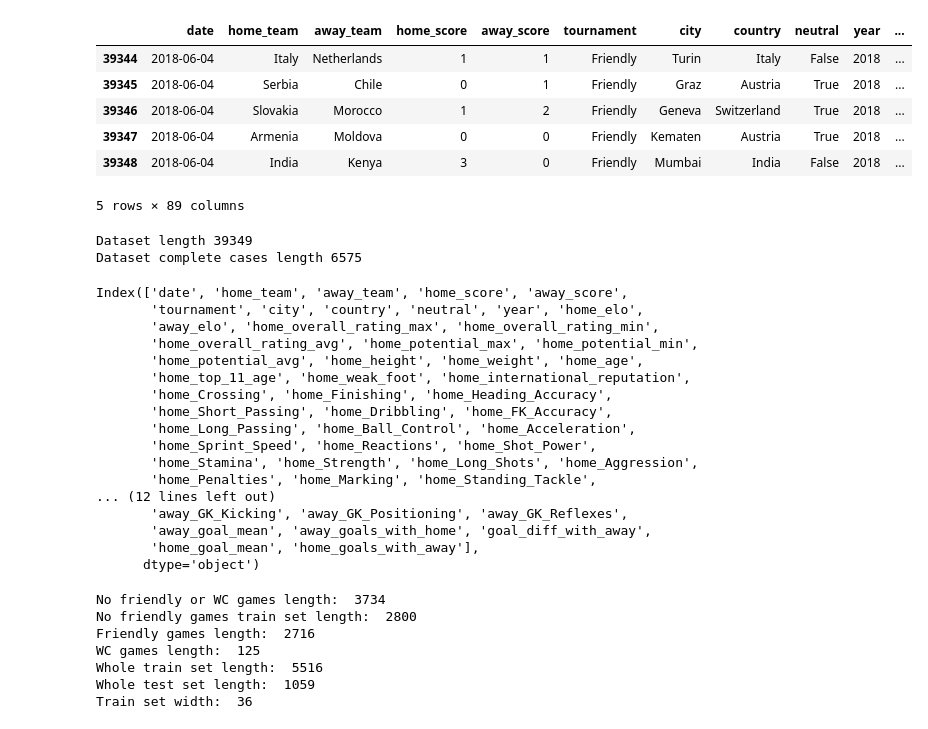
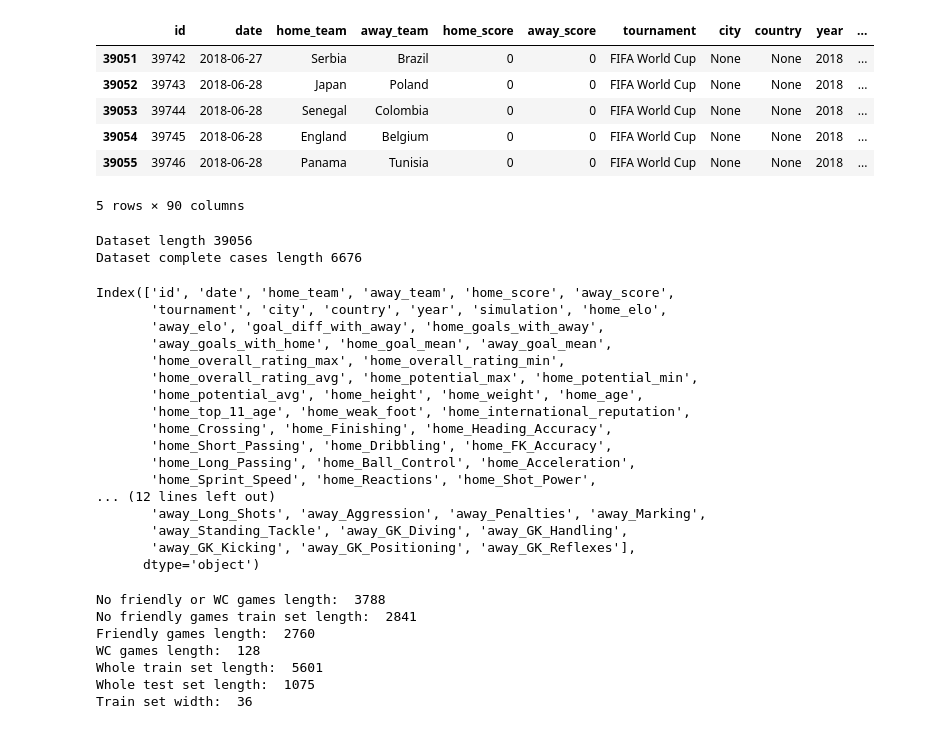
Before and after one commit to Villux/world_cup, a Jupyter notebook: world_cup_predictor.ipynb, the cells around one changed output. Drawn from its saved outputs; the diff is of its cells as text; code cells hidden in the pictures.

Commit message:
simulation

```diff
--- a/world_cup_predictor.ipynb
+++ b/world_cup_predictor.ipynb
@@ -21,27 +24,29 @@ from data_provider import get_data
 # %%
-dataset = get_data('data/original/results.csv')
+dataset = get_data()
 dataset.tail()
 # %% [output]
-|  | date | home_team | away_team | home_score | away_score | tournament | city | country | neutral | year | ... |
-| 39344 | 2018-06-04 | Italy | Netherlands | 1 | 1 | Friendly | Turin | Italy | False | 2018 | ... |
-| 39345 | 2018-06-04 | Serbia | Chile | 0 | 1 | Friendly | Graz | Austria | True | 2018 | ... |
-| 39346 | 2018-06-04 | Slovakia | Morocco | 1 | 2 | Friendly | Geneva | Switzerland | True | 2018 | ... |
-| 39347 | 2018-06-04 | Armenia | Moldova | 0 | 0 | Friendly | Kematen | Austria | True | 2018 | ... |
-| 39348 | 2018-06-04 | India | Kenya | 3 | 0 | Friendly | Mumbai | India | False | 2018 | ... |
+|  | id | date | home_team | away_team | home_score | away_score | tournament | city | country | year | ... |
+| 39051 | 39742 | 2018-06-27 | Serbia | Brazil | 0 | 0 | FIFA World Cup | None | None | 2018 | ... |
+| 39052 | 39743 | 2018-06-28 | Japan | Poland | 0 | 0 | FIFA World Cup | None | None | 2018 | ... |
+| 39053 | 39744 | 2018-06-28 | Senegal | Colombia | 0 | 0 | FIFA World Cup | None | None | 2018 | ... |
+| 39054 | 39745 | 2018-06-28 | England | Belgium | 0 | 0 | FIFA World Cup | None | None | 2018 | ... |
+| 39055 | 39746 | 2018-06-28 | Panama | Tunisia | 0 | 0 | FIFA World Cup | None | None | 2018 | ... |
-5 rows × 89 columns
+5 rows × 90 columns
 # %%
 print("Dataset length", dataset.shape[0])
 dataset = dataset.dropna()
 print("Dataset complete cases length", dataset.shape[0])
 # %% [output]
-Dataset length 39349
-Dataset complete cases length 6575
+Dataset length 39056
+Dataset complete cases length 6676
 # %%
 dataset.columns
 # %% [output]
-Index(['date', 'home_team', 'away_team', 'home_score', 'away_score',
-       'tournament', 'city', 'country', 'neutral', 'year', 'home_elo',
-       'away_elo', 'home_overall_rating_max', 'home_overall_rating_min',
+Index(['id', 'date', 'home_team', 'away_team', 'home_score', 'away_score',
+       'tournament', 'city', 'country', 'year', 'simulation', 'home_elo',
+       'away_elo', 'goal_diff_with_away', 'home_goals_with_away',
+       'away_goals_with_home', 'home_goal_mean', 'away_goal_mean',
+       'home_overall_rating_max', 'home_overall_rating_min',
        'home_overall_rating_avg', 'home_potential_max', 'home_potential_min',
        'home_potential_avg', 'home_height', 'home_weight', 'home_age',
        'home_top_11_age', 'home_weak_foot', 'home_international_reputation',
@@ -49,12 +54,10 @@ Index(['date', 'home_team', 'away_team', 'home_score', 'away_score',
        'home_Short_Passing', 'home_Dribbling', 'home_FK_Accuracy',
        'home_Long_Passing', 'home_Ball_Control', 'home_Acceleration',
        'home_Sprint_Speed', 'home_Reactions', 'home_Shot_Power',
-       'home_Stamina', 'home_Strength', 'home_Long_Shots', 'home_Aggression',
-       'home_Penalties', 'home_Marking', 'home_Standing_Tackle',
 ... (12 lines left out)
-       'away_GK_Kicking', 'away_GK_Positioning', 'away_GK_Reflexes',
-       'away_goal_mean', 'away_goals_with_home', 'goal_diff_with_away',
-       'home_goal_mean', 'home_goals_with_away'],
+       'away_Long_Shots', 'away_Aggression', 'away_Penalties', 'away_Marking',
+       'away_Standing_Tackle', 'away_GK_Diving', 'away_GK_Handling',
+       'away_GK_Kicking', 'away_GK_Positioning', 'away_GK_Reflexes'],
       dtype='object')
 # %%
 def calculate_relative_features(dataset):
@@ -134,12 +165,12 @@ print("Whole train set length: ", X_train.shape[0])
 print("Whole test set length: ", X_test.shape[0])
 print("Train set width: ", X_train.shape[1])
 # %% [output]
-No friendly or WC games length:  3734
-No friendly games train set length:  2800
-Friendly games length:  2716
-WC games length:  125
-Whole train set length:  5516
-Whole test set length:  1059
+No friendly or WC games length:  3788
+No friendly games train set length:  2841
+Friendly games length:  2760
+WC games length:  128
+Whole train set length:  5601
+Whole test set length:  1075
 Train set width:  36
 # %%
 no_friendly_or_wc
```
Also changed, not shown: parts of 13 cells of this notebook.
